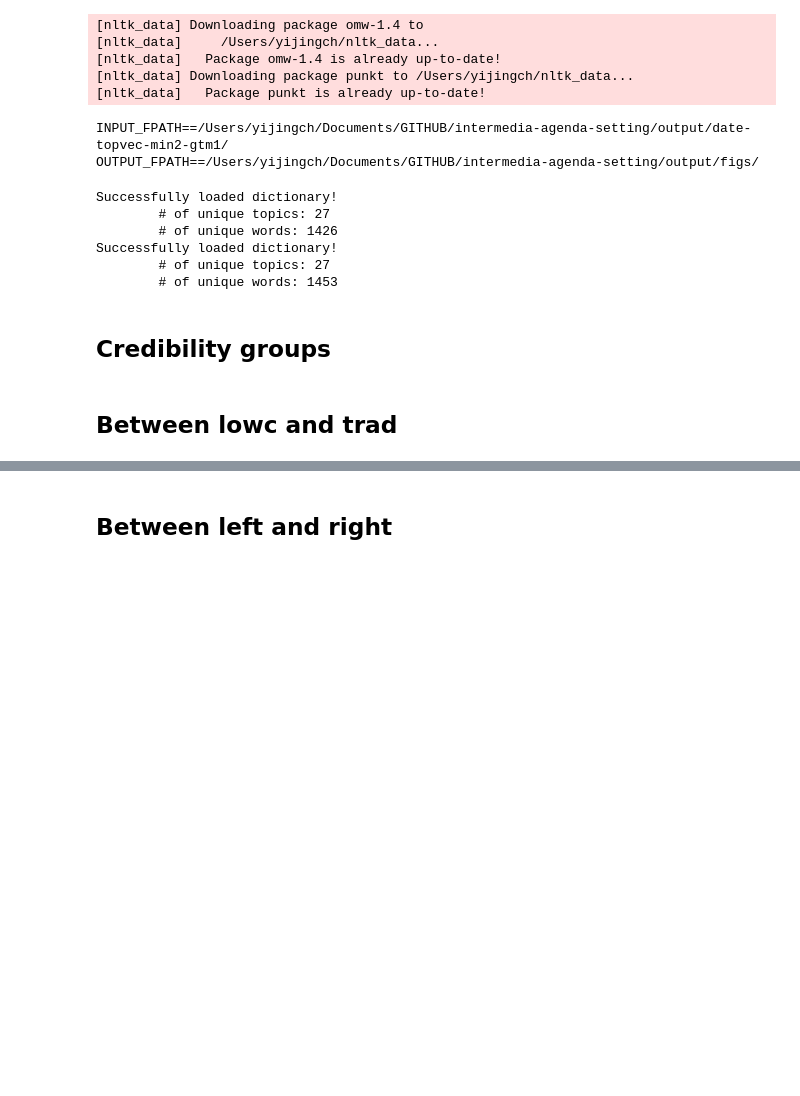
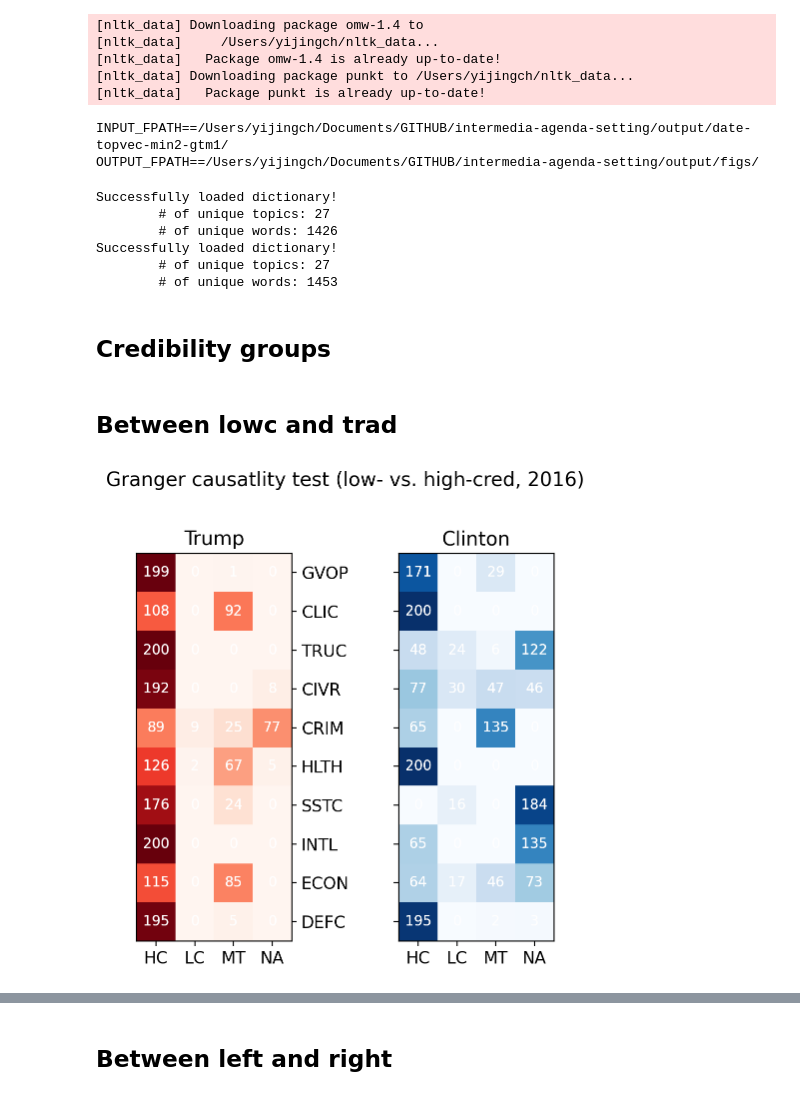
Before and after one commit to yijingch/intermedia-agenda-setting, a Jupyter notebook: src/analysis/06c-ias-granger-entire-timeline-appendix.ipynb, the cells around one changed output, grey strips where cells are left out. Drawn from its saved outputs; the diff is of its cells as text; code cells hidden in the pictures; blank space fills up the shorter version.

```diff
--- a/src/analysis/06c-ias-granger-entire-timeline-appendix.ipynb
+++ b/src/analysis/06c-ias-granger-entire-timeline-appendix.ipynb
@@ -8,6 +8,7 @@ from src.utils.output_loader import load_all_topvecs, load_all_bstr_arrs
 from src.utils.downstream_aggregate import normalize
 
 import matplotlib.pyplot as plt
+plt.rcParams.update({'pdf.fonttype': 42})
 import matplotlib_inline.backend_inline
 matplotlib_inline.backend_inline.set_matplotlib_formats("retina")
 
@@ -278,15 +279,15 @@ topic_sum2 = np.sum(topvec_dfs["headline"][1][0]["majority_topvec"], axis=0)
 topic_sum = topic_sum1 + topic_sum2
 TOPIC_SUM = {dictionary.index2topic[str(i)]:v for i,v in enumerate(topic_sum)}
 
-# plot_df = bstr_cred1_output.merge(bstr_cred2_output)
+plot_df = bstr_cred1_output.merge(bstr_cred2_output)
+plot_df["sum"] = plot_df["topic"].map(lambda x: TOPIC_SUM[x])
+plot_df.sort_values(by="sum", ascending=False, inplace=True)
+plot_df = plot_df.head(10)
+
+# plot_df = bstr_ideo1_output.merge(bstr_ideo2_output)
 # plot_df["sum"] = plot_df["topic"].map(lambda x: TOPIC_SUM[x])
 # plot_df.sort_values(by="sum", ascending=False, inplace=True)
 # plot_df = plot_df.head(10)
-
-plot_df = bstr_ideo1_output.merge(bstr_ideo2_output)
-plot_df["sum"] = plot_df["topic"].map(lambda x: TOPIC_SUM[x])
-plot_df.sort_values(by="sum", ascending=False, inplace=True)
-plot_df = plot_df.head(10)
 # %%
 ABBR_MAP = {
     "healthcare":"HLTH",
@@ -322,29 +323,31 @@ ABBR_MAP = {
 ## Between lowc and trad
 # %%
 # # 2016
-# fig,ax = plt.subplots(figsize=(5,5), ncols=2, sharey=True)
-# mat1 = plot_df[[f"led_by_trad_only_{cand1}", f"led_by_lowc_only_{cand1}", f"mutual_{cand1}", f"no_relation_{cand1}"]].values
-# mat2 = plot_df[[f"led_by_trad_only_{cand2}", f"led_by_lowc_only_{cand2}", f"mutual_{cand2}", f"no_relation_{cand2}"]].values
-# ax[0].imshow(mat1,cmap="Reds")
-# ax[1].imshow(mat2,cmap="Blues")
+fig,ax = plt.subplots(figsize=(5,5), ncols=2, sharey=True)
+mat1 = plot_df[[f"led_by_trad_only_{cand1}", f"led_by_lowc_only_{cand1}", f"mutual_{cand1}", f"no_relation_{cand1}"]].values
+mat2 = plot_df[[f"led_by_trad_only_{cand2}", f"led_by_lowc_only_{cand2}", f"mutual_{cand2}", f"no_relation_{cand2}"]].values
+ax[0].imshow(mat1,cmap="Reds")
+ax[1].imshow(mat2,cmap="Blues")
 
-# for (j,i),label in np.ndenumerate(mat1):
-#     ax[0].text(i,j,int(label),ha="center",va="center", color="white", fontsize=10)
-#     ax[0].text(i,j,int(label),ha="center",va="center", color="white", fontsize=10)
-# for (j,i),label in np.ndenumerate(mat2):
-#     ax[1].text(i,j,int(label),ha="center",va="center", color="white", fontsize=10)
-#     ax[1].text(i,j,int(label),ha="center",va="center", color="white", fontsize=10)
+for (j,i),label in np.ndenumerate(mat1):
+    ax[0].text(i,j,int(label),ha="center",va="center", color="white", fontsize=10)
+    ax[0].text(i,j,int(label),ha="center",va="center", color="white", fontsize=10)
+for (j,i),label in np.ndenumerate(mat2):
+    ax[1].text(i,j,int(label),ha="center",va="center", color="white", fontsize=10)
+    ax[1].text(i,j,int(label),ha="center",va="center", color="white", fontsize=10)
 
-# TICKS = ["HC", "LC", "MT", "NA"]
-# for i,cand in enumerate(["Trump", "Clinton"]):
-#     ax[i].set_xticks(range(len(TICKS)), TICKS, fontsize=12)
-#     ax[i].set_title(cand, fontsize=14)
+TICKS = ["HC", "LC", "MT", "NA"]
+for i,cand in enumerate(["Trump", "Clinton"]):
+    ax[i].set_xticks(range(len(TICKS)), TICKS, fontsize=12)
+    ax[i].set_title(cand, fontsize=14)
 
-# ax[0].yaxis.tick_right()
-# ax[0].set_yticks(range(len(plot_df)), plot_df["topic"].map(lambda x: ABBR_MAP[x]), fontsize=12)
-# plt.suptitle("Granger causatlity test (low- vs. high-cred, 2016)", fontsize=14, y=1.02)
-# plt.tight_layout()
-# plt.savefig(OUTPUT_FPATH + f"CRED_intermedia_granger_matrix{year}_pthres05.pdf", dpi=300, bbox_inches="tight")
+ax[0].yaxis.tick_right()
+ax[0].set_yticks(range(len(plot_df)), plot_df["topic"].map(lambda x: ABBR_MAP[x]), fontsize=12)
+plt.suptitle("Granger causatlity test (low- vs. high-cred, 2016)", fontsize=14, y=1.02)
+plt.tight_layout()
+plt.savefig(OUTPUT_FPATH + f"CRED_intermedia_granger_matrix{year}_pthres05.pdf", dpi=300, bbox_inches="tight")
+# %% [output]
+[figure, added]
 # %%
 # # 2020
 # fig,ax = plt.subplots(figsize=(5,5), ncols=2, sharey=True)
```
Also changed, not shown: parts of 7 cells of this notebook, 7 other files.
